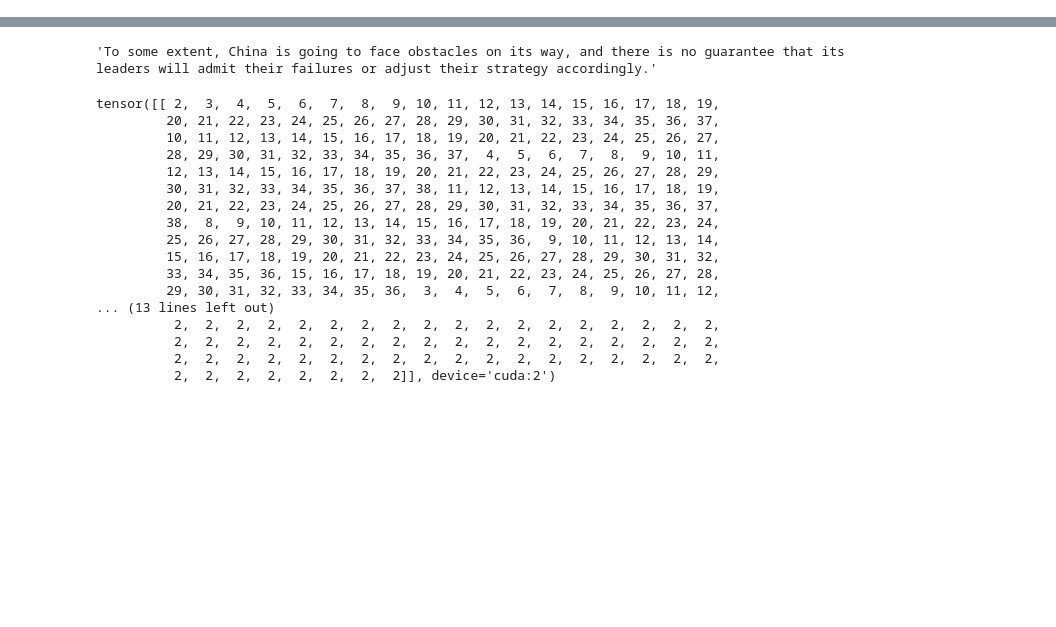
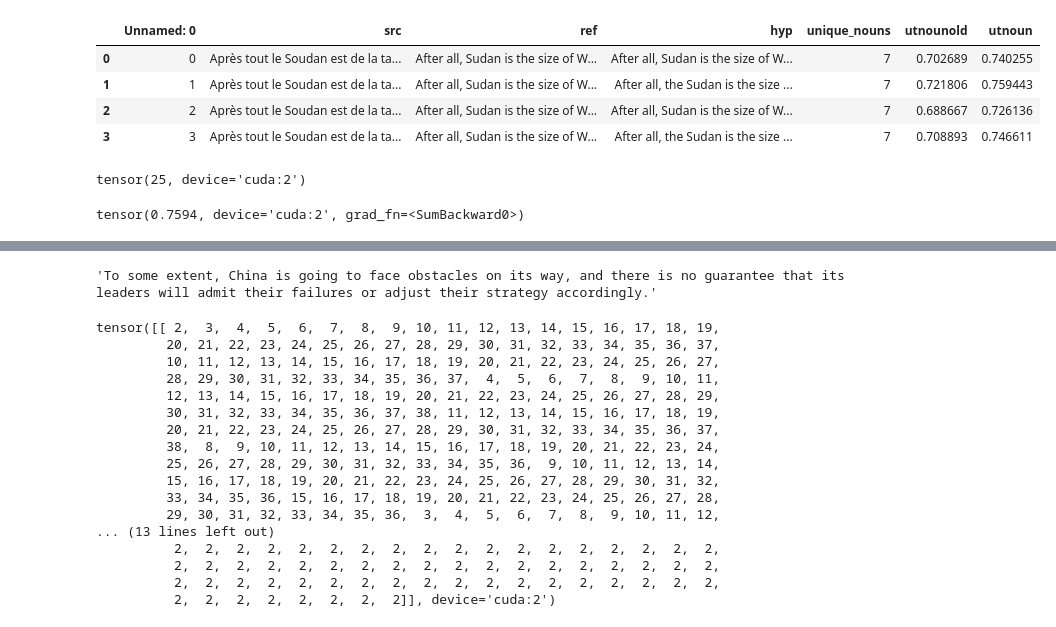
Before and after one commit to PrasannS/eel-reranking, a Jupyter notebook: reproduce_issues.ipynb, the cells around one changed output, grey strips where cells are left out. Saved outputs shown, nothing was run; the diff lists cells and outputs as text; code cells hidden in the pictures; blank space fills up the shorter version.

```diff
--- a/reproduce_issues.ipynb
+++ b/reproduce_issues.ipynb
@@ -32,0 +84,2 @@ noun_explode = pd.read_csv("outputs/score_csvs/nounlargeexplodev1.csv")
+# %%
+smallset = noun_explode.loc[:3]
@@ -33,3 +114,16 @@ noun_explode = pd.read_csv("outputs/score_csvs/nounlargeexplodev1.csv")
+# %%
+smallset
+# %% [output]
+|  | Unnamed: 0 | src | ref | hyp | unique_nouns | utnounold | utnoun |
+| 0 | 0 | Après tout le Soudan est de la ta... | After all, Sudan is the size of W... | After all, Sudan is the size of W... | 7 | 0.702689 | 0.740255 |
+| 1 | 1 | Après tout le Soudan est de la ta... | After all, Sudan is the size of W... | After all, the Sudan is the size ... | 7 | 0.721806 | 0.759443 |
+| 2 | 2 | Après tout le Soudan est de la ta... | After all, Sudan is the size of W... | After all, Sudan is the size of W... | 7 | 0.688667 | 0.726136 |
+| 3 | 3 | Après tout le Soudan est de la ta... | After all, Sudan is the size of W... | After all, the Sudan is the size ... | 7 | 0.708893 | 0.746611 |
+# %%
+torch.sum(get_hyp_sco(smallset['hyp'][1]))
+# %% [output]
+tensor(25, device='cuda:2')
+tensor(0.7594, device='cuda:2', grad_fn=<SumBackward0>)
 # %%
 # Issue #3 - there's a difference between gold selected with standard re-rank and with EEL
 # %%
```
Also changed, not shown: parts of 13 cells of this notebook, 4 other files.
